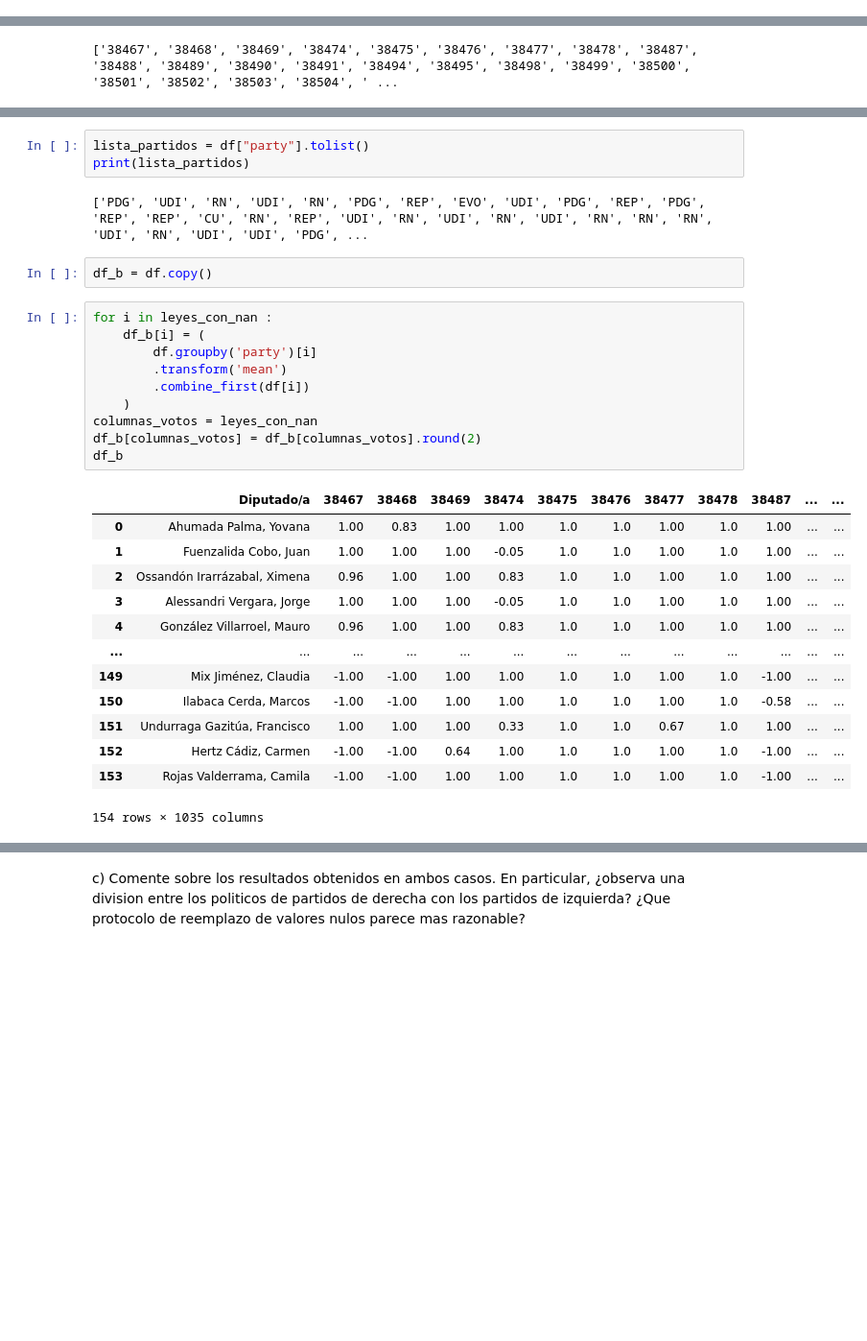
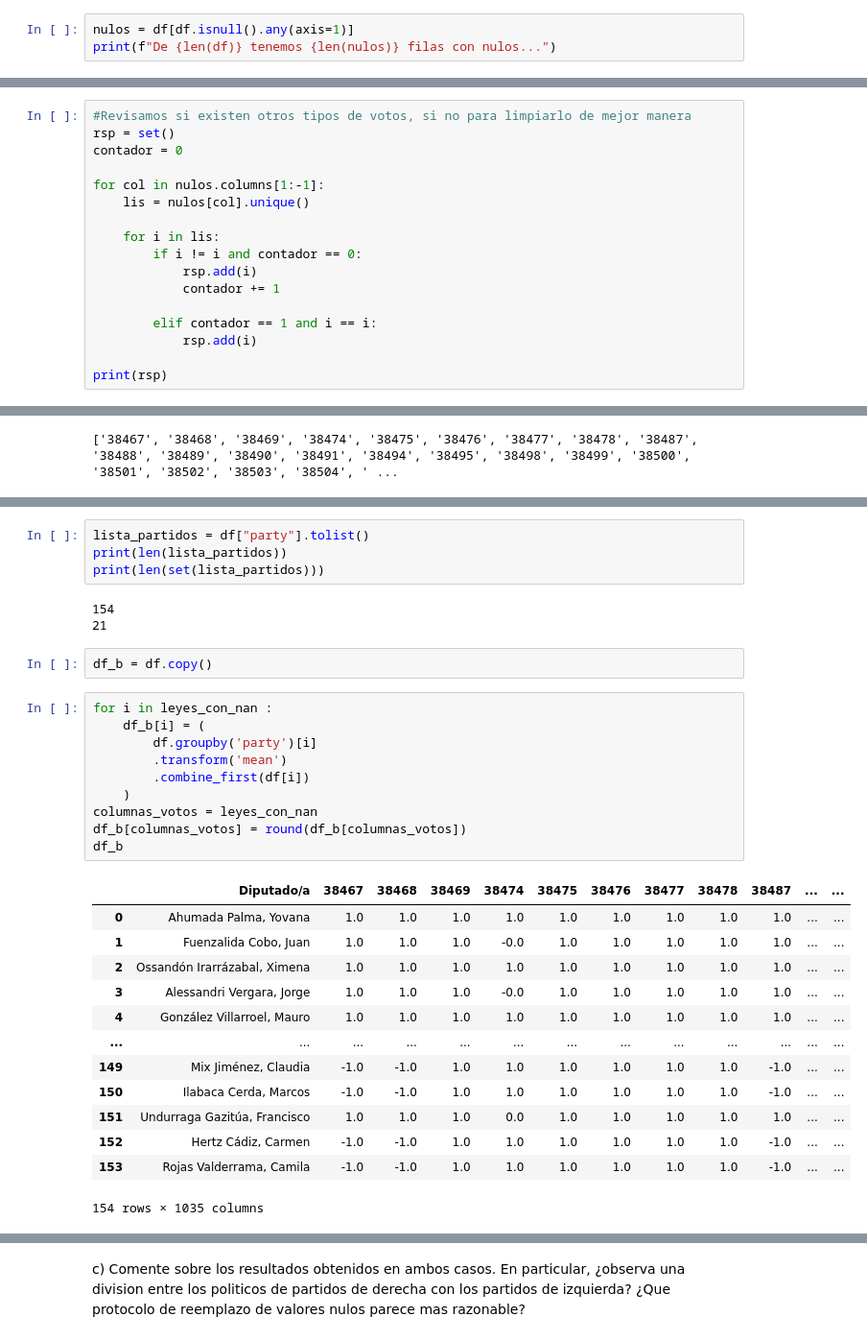
Before and after one commit to fernandaleroy/Proyecto-Algebra-, a Jupyter notebook: Codigo_Proyecto_SVD.ipynb, the cells around one changed output, grey strips where cells are left out. Shown at 96% size. Drawn from its saved outputs; the diff is of its cells as text; blank space fills up the shorter version.

```diff
--- a/Codigo_Proyecto_SVD.ipynb
+++ b/Codigo_Proyecto_SVD.ipynb
@@ -229,0 +242,3 @@ Length: 1035, dtype: int64
+# %%
+nulos = df[df.isnull().any(axis=1)]
+print(f"De {len(df)} tenemos {len(nulos)} filas con nulos...")
@@ -229,0 +247,17 @@ Length: 1035, dtype: int64
+# %%
+#Revisamos si existen otros tipos de votos, si no para limpiarlo de mejor manera
+rsp = set()
+contador = 0
+
+for col in nulos.columns[1:-1]:
+    lis = nulos[col].unique()
+
+    for i in lis:
+        if i != i and contador == 0:
+            rsp.add(i)
+            contador += 1
+
+        elif contador == 1 and i == i:
+            rsp.add(i)
+
+print(rsp)
@@ -325,31 +451,33 @@ acuerdo a partido politicoico
 # %%
 lista_partidos = df["party"].tolist()
-print(lista_partidos)
+print(len(lista_partidos))
+print(len(set(lista_partidos)))
 # %% [output]
-['PDG', 'UDI', 'RN', 'UDI', 'RN', 'PDG', 'REP', 'EVO', 'UDI', 'PDG', 'REP', 'PDG', 'REP', 'REP', 'CU', 'RN', 'REP', 'UDI', 'RN', 'UDI', 'RN', 'UDI', 'RN', 'RN', 'RN', 'UDI', 'RN', 'UDI', 'UDI', 'PDG', ...
+154
+21
 # %%
 df_b = df.copy()
 # %%
 for i in leyes_con_nan :
     df_b[i] = (
         df.groupby('party')[i]
         .transform('mean')
         .combine_first(df[i])
     )
 columnas_votos = leyes_con_nan
-df_b[columnas_votos] = df_b[columnas_votos].round(2)
+df_b[columnas_votos] = round(df_b[columnas_votos])
 df_b
 # %% [output]
 |  | Diputado/a | 38467 | 38468 | 38469 | 38474 | 38475 | 38476 | 38477 | 38478 | 38487 | ... | ... |
-| 0 | Ahumada Palma, Yovana | 1.00 | 0.83 | 1.00 | 1.00 | 1.0 | 1.0 | 1.00 | 1.0 | 1.00 | ... | ... |
-| 1 | Fuenzalida Cobo, Juan | 1.00 | 1.00 | 1.00 | -0.05 | 1.0 | 1.0 | 1.00 | 1.0 | 1.00 | ... | ... |
-| 2 | Ossandón Irarrázabal, Ximena | 0.96 | 1.00 | 1.00 | 0.83 | 1.0 | 1.0 | 1.00 | 1.0 | 1.00 | ... | ... |
-| 3 | Alessandri Vergara, Jorge | 1.00 | 1.00 | 1.00 | -0.05 | 1.0 | 1.0 | 1.00 | 1.0 | 1.00 | ... | ... |
-| 4 | González Villarroel, Mauro | 0.96 | 1.00 | 1.00 | 0.83 | 1.0 | 1.0 | 1.00 | 1.0 | 1.00 | ... | ... |
+| 0 | Ahumada Palma, Yovana | 1.0 | 1.0 | 1.0 | 1.0 | 1.0 | 1.0 | 1.0 | 1.0 | 1.0 | ... | ... |
+| 1 | Fuenzalida Cobo, Juan | 1.0 | 1.0 | 1.0 | -0.0 | 1.0 | 1.0 | 1.0 | 1.0 | 1.0 | ... | ... |
+| 2 | Ossandón Irarrázabal, Ximena | 1.0 | 1.0 | 1.0 | 1.0 | 1.0 | 1.0 | 1.0 | 1.0 | 1.0 | ... | ... |
+| 3 | Alessandri Vergara, Jorge | 1.0 | 1.0 | 1.0 | -0.0 | 1.0 | 1.0 | 1.0 | 1.0 | 1.0 | ... | ... |
+| 4 | González Villarroel, Mauro | 1.0 | 1.0 | 1.0 | 1.0 | 1.0 | 1.0 | 1.0 | 1.0 | 1.0 | ... | ... |
 | ... | ... | ... | ... | ... | ... | ... | ... | ... | ... | ... | ... | ... |
-| 149 | Mix Jiménez, Claudia | -1.00 | -1.00 | 1.00 | 1.00 | 1.0 | 1.0 | 1.00 | 1.0 | -1.00 | ... | ... |
-| 150 | Ilabaca Cerda, Marcos | -1.00 | -1.00 | 1.00 | 1.00 | 1.0 | 1.0 | 1.00 | 1.0 | -0.58 | ... | ... |
-| 151 | Undurraga Gazitúa, Francisco | 1.00 | 1.00 | 1.00 | 0.33 | 1.0 | 1.0 | 0.67 | 1.0 | 1.00 | ... | ... |
-| 152 | Hertz Cádiz, Carmen | -1.00 | -1.00 | 0.64 | 1.00 | 1.0 | 1.0 | 1.00 | 1.0 | -1.00 | ... | ... |
-| 153 | Rojas Valderrama, Camila | -1.00 | -1.00 | 1.00 | 1.00 | 1.0 | 1.0 | 1.00 | 1.0 | -1.00 | ... | ... |
+| 149 | Mix Jiménez, Claudia | -1.0 | -1.0 | 1.0 | 1.0 | 1.0 | 1.0 | 1.0 | 1.0 | -1.0 | ... | ... |
+| 150 | Ilabaca Cerda, Marcos | -1.0 | -1.0 | 1.0 | 1.0 | 1.0 | 1.0 | 1.0 | 1.0 | -1.0 | ... | ... |
+| 151 | Undurraga Gazitúa, Francisco | 1.0 | 1.0 | 1.0 | 0.0 | 1.0 | 1.0 | 1.0 | 1.0 | 1.0 | ... | ... |
+| 152 | Hertz Cádiz, Carmen | -1.0 | -1.0 | 1.0 | 1.0 | 1.0 | 1.0 | 1.0 | 1.0 | -1.0 | ... | ... |
+| 153 | Rojas Valderrama, Camila | -1.0 | -1.0 | 1.0 | 1.0 | 1.0 | 1.0 | 1.0 | 1.0 | -1.0 | ... | ... |
 154 rows × 1035 columns
```
Also changed, not shown: parts of 34 cells of this notebook.
